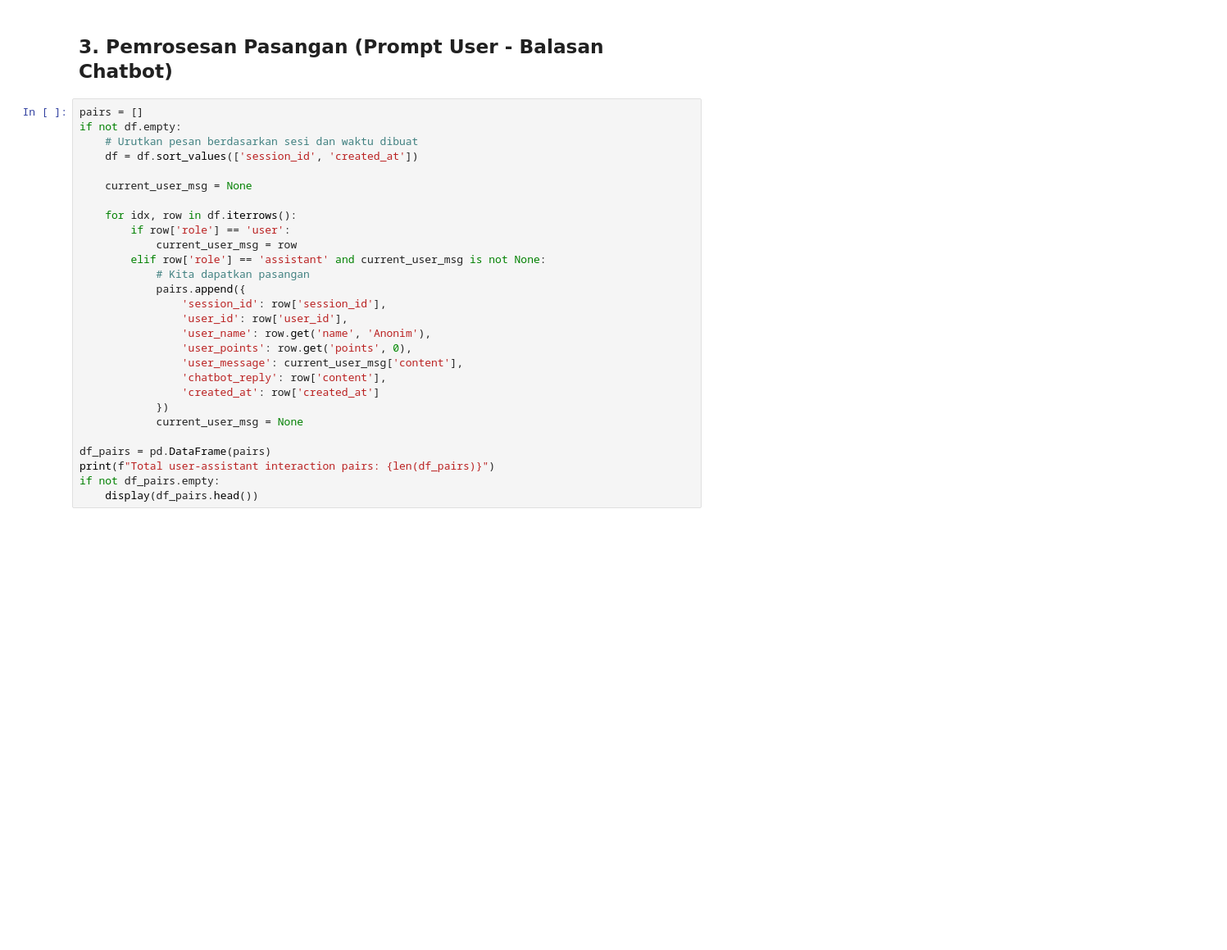
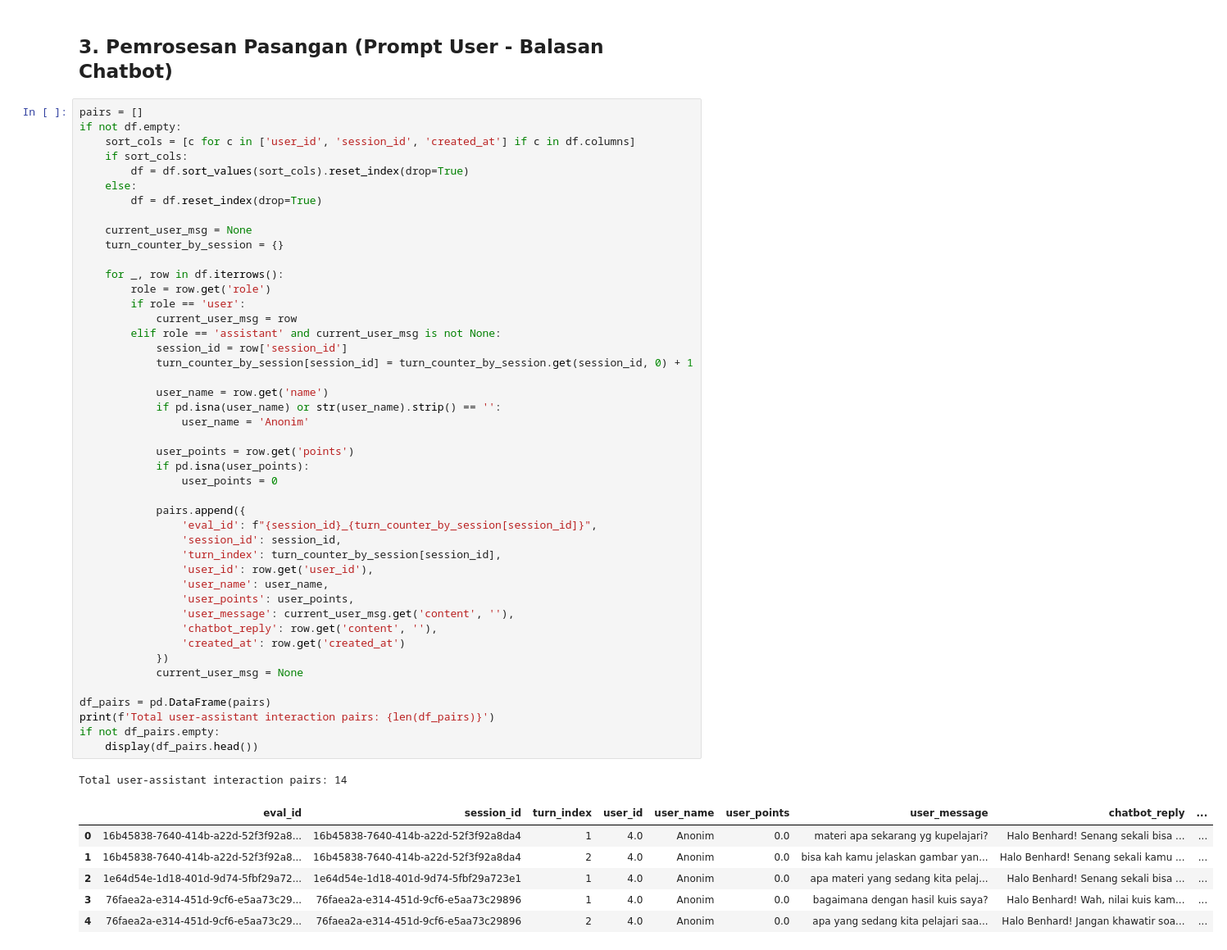
Before and after one commit to TRZs69/machine-learning-evaluation, a Jupyter notebook: chatbot_ml_evaluation.ipynb, the cells around one changed output. Shown at 82% size. Saved outputs shown, nothing was run; the diff lists cells and outputs as text; blank space fills up the shorter version.

```diff
--- a/chatbot_ml_evaluation.ipynb
+++ b/chatbot_ml_evaluation.ipynb
@@ -91,28 +175,53 @@ if not df_messages.empty and not df_sessions.empty:
 # %%
 pairs = []
 if not df.empty:
-    # Urutkan pesan berdasarkan sesi dan waktu dibuat
-    df = df.sort_values(['session_id', 'created_at'])
+    sort_cols = [c for c in ['user_id', 'session_id', 'created_at'] if c in df.columns]
+    if sort_cols:
+        df = df.sort_values(sort_cols).reset_index(drop=True)
+    else:
+        df = df.reset_index(drop=True)
 
     current_user_msg = None
+    turn_counter_by_session = {}
 
-    for idx, row in df.iterrows():
-        if row['role'] == 'user':
+    for _, row in df.iterrows():
+        role = row.get('role')
+        if role == 'user':
             current_user_msg = row
-        elif row['role'] == 'assistant' and current_user_msg is not None:
-            # Kita dapatkan pasangan
+        elif role == 'assistant' and current_user_msg is not None:
+            session_id = row['session_id']
+            turn_counter_by_session[session_id] = turn_counter_by_session.get(session_id, 0) + 1
+
+            user_name = row.get('name')
+            if pd.isna(user_name) or str(user_name).strip() == '':
+                user_name = 'Anonim'
+
+            user_points = row.get('points')
+            if pd.isna(user_points):
+                user_points = 0
+
             pairs.append({
-                'session_id': row['session_id'],
-                'user_id': row['user_id'],
-                'user_name': row.get('name', 'Anonim'),
-                'user_points': row.get('points', 0),
-                'user_message': current_user_msg['content'],
-                'chatbot_reply': row['content'],
-                'created_at': row['created_at']
+                'eval_id': f"{session_id}_{turn_counter_by_session[session_id]}",
+                'session_id': session_id,
+                'turn_index': turn_counter_by_session[session_id],
+                'user_id': row.get('user_id'),
+                'user_name': user_name,
+                'user_points': user_points,
+                'user_message': current_user_msg.get('content', ''),
+                'chatbot_reply': row.get('content', ''),
+                'created_at': row.get('created_at')
             })
             current_user_msg = None
 
 df_pairs = pd.DataFrame(pairs)
-print(f"Total user-assistant interaction pairs: {len(df_pairs)}")
+print(f'Total user-assistant interaction pairs: {len(df_pairs)}')
 if not df_pairs.empty:
     display(df_pairs.head())
+# %% [output]
+Total user-assistant interaction pairs: 14
+|  | eval_id | session_id | turn_index | user_id | user_name | user_points | user_message | chatbot_reply | ... |
+| 0 | 16b45838-7640-414b-a22d-52f3f92a8... | 16b45838-7640-414b-a22d-52f3f92a8da4 | 1 | 4.0 | Anonim | 0.0 | materi apa sekarang yg kupelajari? | Halo Benhard! Senang sekali bisa ... | ... |
+| 1 | 16b45838-7640-414b-a22d-52f3f92a8... | 16b45838-7640-414b-a22d-52f3f92a8da4 | 2 | 4.0 | Anonim | 0.0 | bisa kah kamu jelaskan gambar yan... | Halo Benhard! Senang sekali kamu ... | ... |
+| 2 | 1e64d54e-1d18-401d-9d74-5fbf29a72... | 1e64d54e-1d18-401d-9d74-5fbf29a723e1 | 1 | 4.0 | Anonim | 0.0 | apa materi yang sedang kita pelaj... | Halo Benhard! Senang sekali bisa ... | ... |
+| 3 | 76faea2a-e314-451d-9cf6-e5aa73c29... | 76faea2a-e314-451d-9cf6-e5aa73c29896 | 1 | 4.0 | Anonim | 0.0 | bagaimana dengan hasil kuis saya? | Halo Benhard! Wah, nilai kuis kam... | ... |
+| 4 | 76faea2a-e314-451d-9cf6-e5aa73c29... | 76faea2a-e314-451d-9cf6-e5aa73c29896 | 2 | 4.0 | Anonim | 0.0 | apa yang sedang kita pelajari saa... | Halo Benhard! Jangan khawatir soa... | ... |
```
Also changed, not shown: parts of 19 cells of this notebook, 2 other files.
